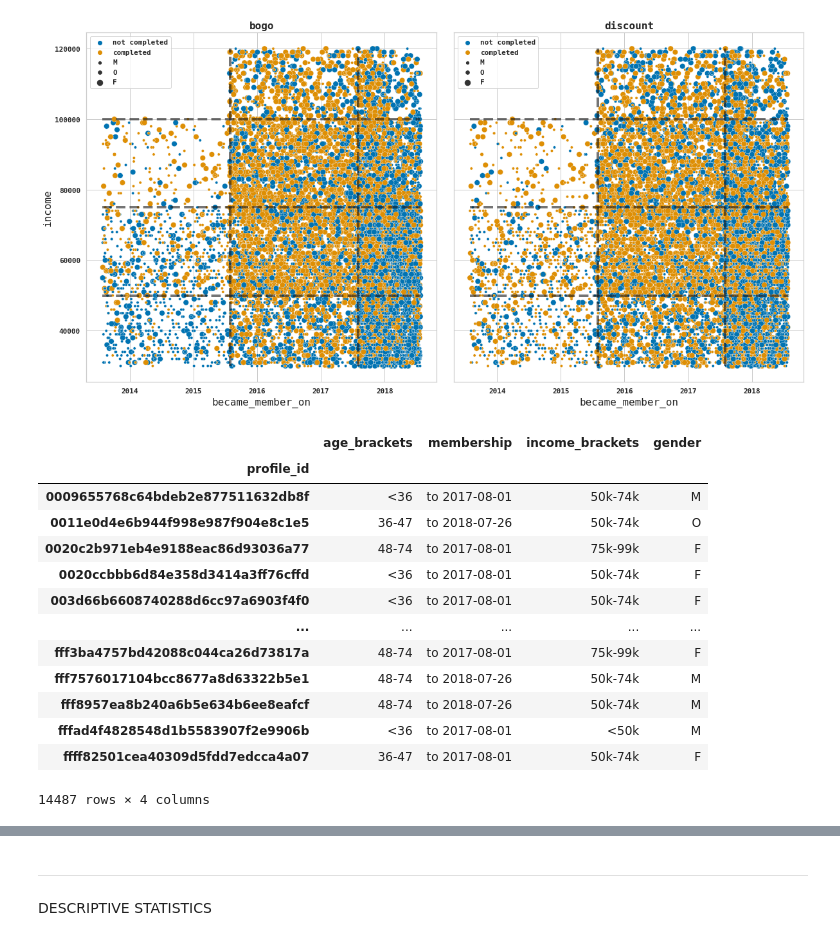
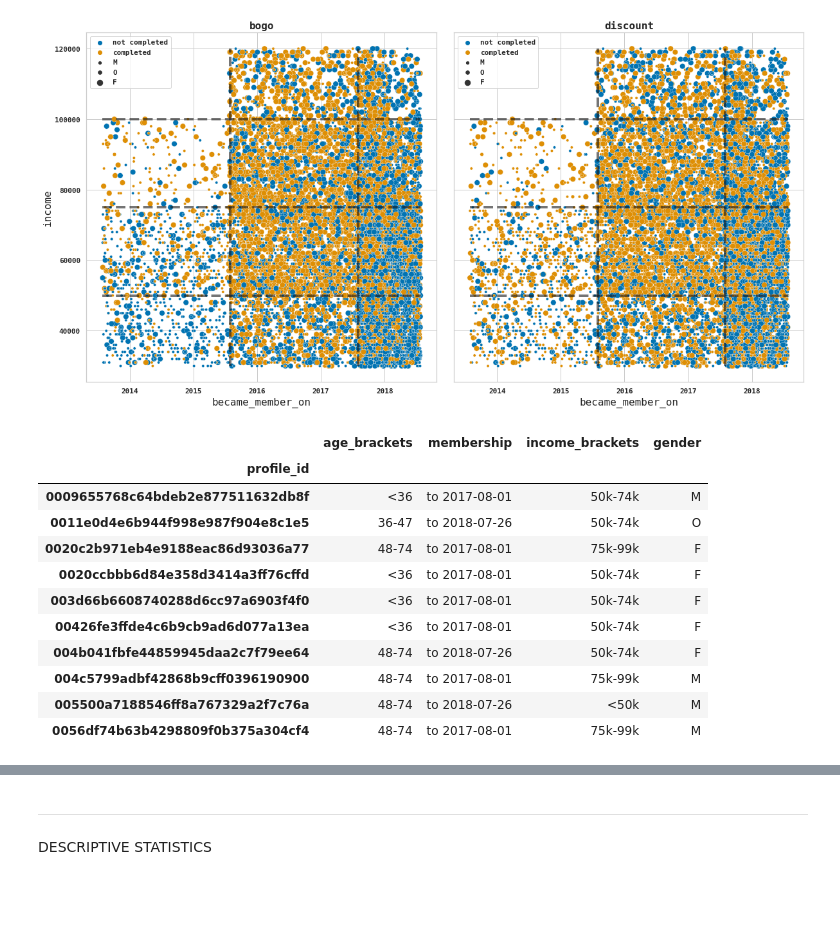
Before and after one commit to 6one2/StarbucksChallenge, a Jupyter notebook: devStarbucks.ipynb, the cells around one changed output, grey strips where cells are left out. Cells and saved outputs as stored; diff of their text form; code cells hidden in the pictures; blank space fills up the shorter version.

Commit message:
create results table change page description

```diff
--- a/devStarbucks.ipynb
+++ b/devStarbucks.ipynb
@@ -980,20 +978,18 @@ if False:
 from lib.data_wrangling import create_features
 # %%
 feat = create_features(X)
-feat
+feat.head(10)
 # %% [output]
 |  | age_brackets | membership | income_brackets | gender |
 | profile_id |  |  |  |  |
 | 0009655768c64bdeb2e877511632db8f | <36 | to 2017-08-01 | 50k-74k | M |
 | 0011e0d4e6b944f998e987f904e8c1e5 | 36-47 | to 2018-07-26 | 50k-74k | O |
 | 0020c2b971eb4e9188eac86d93036a77 | 48-74 | to 2017-08-01 | 75k-99k | F |
 | 0020ccbbb6d84e358d3414a3ff76cffd | <36 | to 2017-08-01 | 50k-74k | F |
 | 003d66b6608740288d6cc97a6903f4f0 | <36 | to 2017-08-01 | 50k-74k | F |
-| ... | ... | ... | ... | ... |
-| fff3ba4757bd42088c044ca26d73817a | 48-74 | to 2017-08-01 | 75k-99k | F |
-| fff7576017104bcc8677a8d63322b5e1 | 48-74 | to 2018-07-26 | 50k-74k | M |
-| fff8957ea8b240a6b5e634b6ee8eafcf | 48-74 | to 2018-07-26 | 50k-74k | M |
-| fffad4f4828548d1b5583907f2e9906b | <36 | to 2017-08-01 | <50k | M |
-| ffff82501cea40309d5fdd7edcca4a07 | 36-47 | to 2017-08-01 | 50k-74k | F |
+| 00426fe3ffde4c6b9cb9ad6d077a13ea | <36 | to 2017-08-01 | 50k-74k | F |
+| 004b041fbfe44859945daa2c7f79ee64 | 48-74 | to 2018-07-26 | 50k-74k | F |
+| 004c5799adbf42868b9cff0396190900 | 48-74 | to 2017-08-01 | 75k-99k | M |
+| 005500a7188546ff8a767329a2f7c76a | 48-74 | to 2018-07-26 | <50k | M |
+| 0056df74b63b4298809f0b375a304cf4 | 48-74 | to 2017-08-01 | 75k-99k | M |
-14487 rows × 4 columns
 # %%
```
Also changed, not shown: parts of 9 cells of this notebook, 2 other files.
